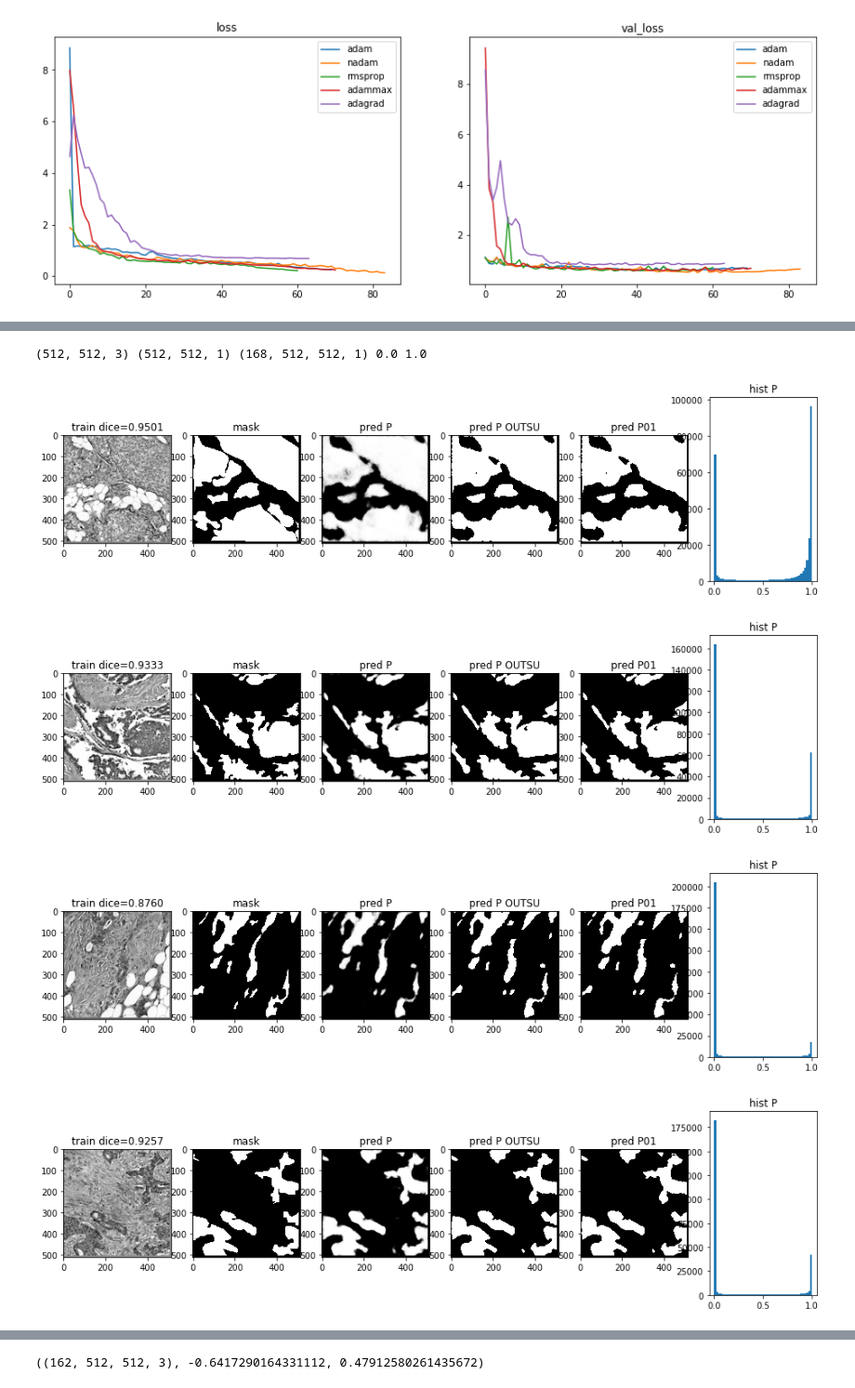
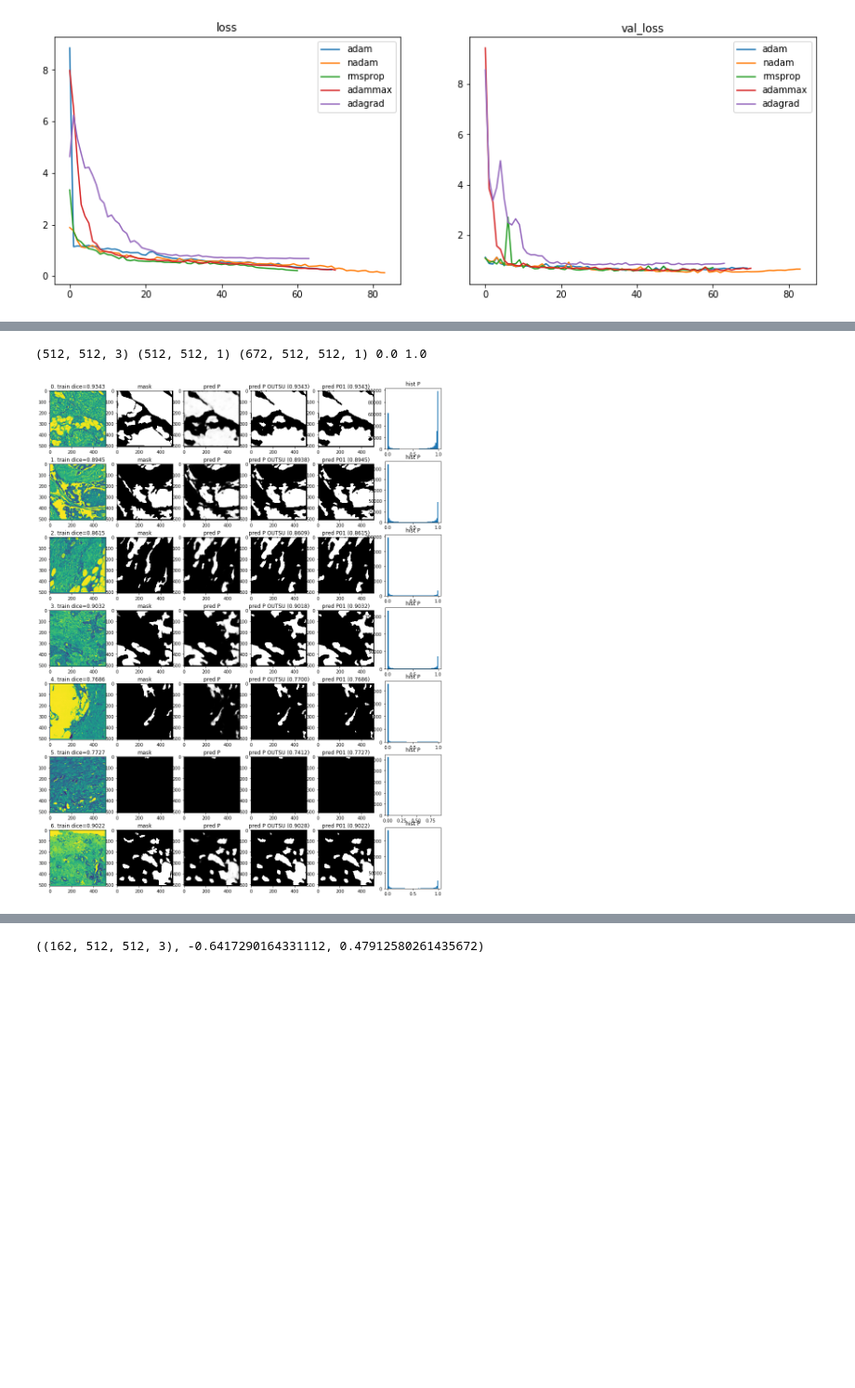
Before and after one commit to SorokinV/TopCoder-2017-07-Pathologic-Segmentation, a Jupyter notebook: Jupyter-Net/Konica-V1-UNet-KFold-PostAnalyze.ipynb, the cells around one changed output, grey strips where cells are left out. Shown at 93% size. Cells and saved outputs as stored; diff of their text form; code cells hidden in the pictures; blank space fills up the shorter version.

```diff
--- a/Jupyter-Net/Konica-V1-UNet-KFold-PostAnalyze.ipynb
+++ b/Jupyter-Net/Konica-V1-UNet-KFold-PostAnalyze.ipynb
@@ -295,12 +295,27 @@ def dice01 (truth, pred_, th=0.5) :
 
 def dice (truth, pred, th=0.5) : return((dice01(truth,pred,th=th)+dicePP(truth,pred,th=th))/2.0)
 
-def diceNP (truth,pred, printOK=False) :
+def diceNP01 (truth,pred_, th=0.5, printOK=False) :
+    pred = pred_.copy()
+    pred[pred>th]  = 1.0
+    pred[pred<=th] = 0.0
     g, s = truth.sum(), pred.sum()
     x    = (truth*pred).sum()
     if printOK : print('x={} g={} s={}'.format(x,g,s))
     return((2.0*x+1.0)/(g+s+1.0))
     #return((1.0 if K.sum(g+s)==0.0 else 2.0*x/(g+s+K.epsilon())))
+
+def diceNPPP (truth,pred, th=0.5, printOK=False) :
+    g, s = truth.sum(), pred.sum()
+    x    = (truth*pred).sum()
+    if printOK : print('x={} g={} s={}'.format(x,g,s))
+    return((2.0*x+1.0)/(g+s+1.0))
+    #return((1.0 if K.sum(g+s)==0.0 else 2.0*x/(g+s+K.epsilon())))
+
+def diceNP (truth,pred, printOK=False) :
+    return(diceNP01(truth,pred))
+#    return(diceNPPP(truth,pred))
+#    return((diceNPPP(truth,pred)+diceNP01(truth,pred))/2.0)
 
 def f1 (truth,pred) :
     TP = K.sum(truth*pred)
@@ -717,22 +736,24 @@ if 0 : # Ощутимых результатов не дает, увеличен
         for j in range(times) :
             trP01[i,:,:,0] = cv.medianBlur(trP01[i],medianP)
 # %%
-iii = 0
+save = 0
+iii,picts = 0, 7
 print(trX[0].shape,trY[0].shape,trP.shape,trP.min(),trP.max())
-for ii in range(iii,iii+11) :
-    plt.figure(figsize=(16,4))
+plt.figure(figsize=(16,3*picts))
+for ii in range(iii,iii+picts) :
     pdice = diceNP(trY[ii,:,:,0],trP01[ii,:,:,0])
-    plt.subplot(161); plt.imshow(trX[ii,:,:,0],'gray'); plt.title('train dice={:.4f}'.format(pdice))
-    plt.subplot(162); plt.imshow(trY[ii,:,:,0],'gray'); plt.title('mask')
-    plt.subplot(163); plt.imshow(trP[ii,:,:,0],'gray'); plt.title('pred P')
-    if otsu : plt.subplot(164); plt.imshow(trP01O[ii,:,:,0],'gray'); plt.title('pred P OUTSU')
-    plt.subplot(165); plt.imshow(trP01[ii,:,:,0],'gray'); plt.title('pred P01')
-    plt.subplot(166); plt.hist(trP[ii,:,:,0].ravel(),bins=50); plt.title('hist P')
-    plt.show()
+    plt.subplot(picts,6,(ii-iii)*6+1); plt.imshow(trX[ii,:,:,0]); plt.title('{}. train dice={:.4f}'.format(ii,pdice))
+    plt.subplot(picts,6,(ii-iii)*6+2); plt.imshow(trY[ii,:,:,0],'gray'); plt.title('mask')
+    plt.subplot(picts,6,(ii-iii)*6+3); plt.imshow(trP[ii,:,:,0],'gray'); plt.title('pred P')
+    plt.subplot(picts,6,(ii-iii)*6+5); plt.imshow(trP01[ii,:,:,0],'gray'); plt.title('pred P01'+' ({:.4f})'.format(pdice))
+    if otsu :
+        pdice = diceNP(trY[ii,:,:,0],trP01O[ii,:,:,0])
+        plt.subplot(picts,6,(ii-iii)*6+4); plt.imshow(trP01O[ii,:,:,0],'gray'); plt.title('pred P OUTSU'+' ({:.4f})'.format(pdice))
+    plt.subplot(picts,6,(ii-iii)*6+6); plt.hist(trP[ii,:,:,0].ravel(),bins=50); plt.title('hist P')
+
+if save : plt.savefig(os.path.join(dirs,'train-set+mask+pred+otsu.png'))
+plt.show()
 plt.close()
 # %% [output]
-(512, 512, 3) (512, 512, 1) (168, 512, 512, 1) 0.0 1.0
+(512, 512, 3) (512, 512, 1) (672, 512, 512, 1) 0.0 1.0
-[figure, old version]
+[figure, new version]
-[figure, removed]
-[figure, removed]
-[figure, removed]
```
Also changed, not shown: parts of 11 cells of this notebook.
